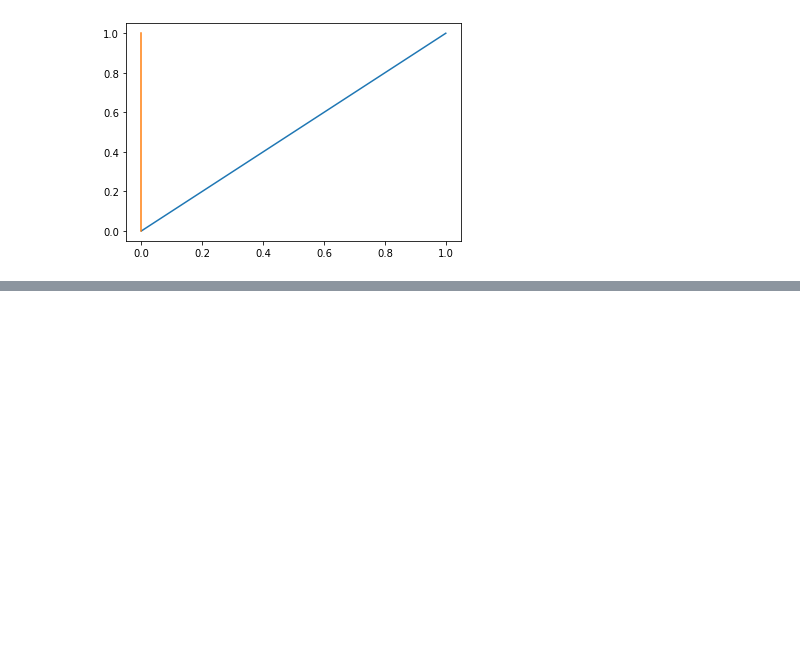
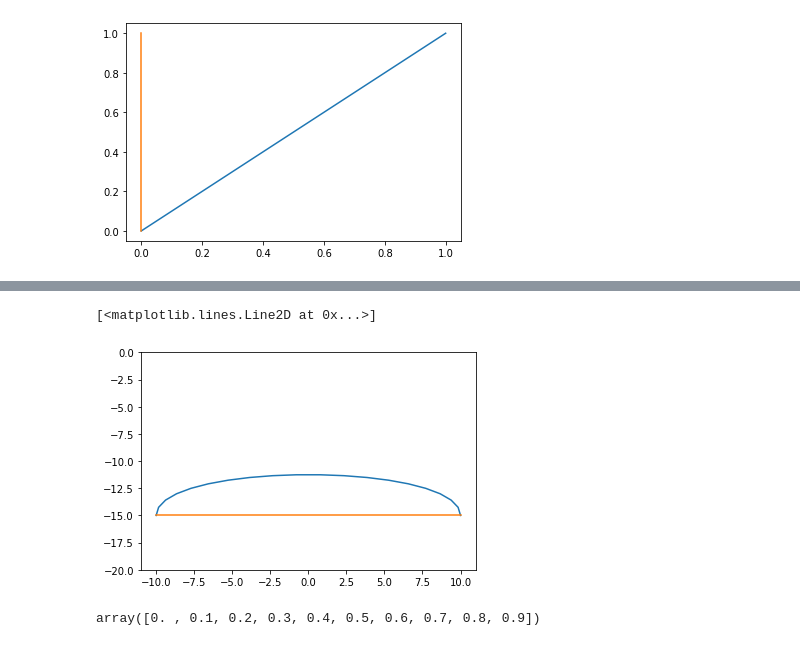
Before and after one commit to JackDemeter/quadruped-robot, a Jupyter notebook: model/inverse_model.ipynb, the cells around one changed output, grey strips where cells are left out. Cells and saved outputs as stored; diff of their text form; code cells hidden in the pictures; blank space fills up the shorter version.

```diff
--- a/model/inverse_model.ipynb
+++ b/model/inverse_model.ipynb
@@ -50,0 +65,26 @@ display_inverse(t)
+# %%
+step_nodes = np.asfortranarray([
+    [-10.0, -10.0, 10.0, 10.0],
+    [-15.0, -10, -10, -15.0],
+])
+curve = bezier.Curve(step_nodes, degree=3)
+s_vals = np.linspace(0.0, 1.0, 20)
+step = curve.evaluate_multi(s_vals)
+plt.plot(step[0],step[1])
+plt.ylim(-20,0)
+
+slide_nodes = np.asfortranarray([
+    [10.0, -10.0],
+    [-15.0, -15.0],
+])
+curve = bezier.Curve(slide_nodes, degree=1)
+s_vals = np.linspace(0.0, 1.0, 20)
+slide = curve.evaluate_multi(s_vals)
+plt.plot(slide[0],slide[1])
+# %% [output]
+[<matplotlib.lines.Line2D at 0x...>]
+[figure, added]
+# %%
+np.arange(0,1,0.1)
+# %% [output]
+array([0. , 0.1, 0.2, 0.3, 0.4, 0.5, 0.6, 0.7, 0.8, 0.9])
```
Also changed, not shown: parts of 5 cells of this notebook, 2 other files.
